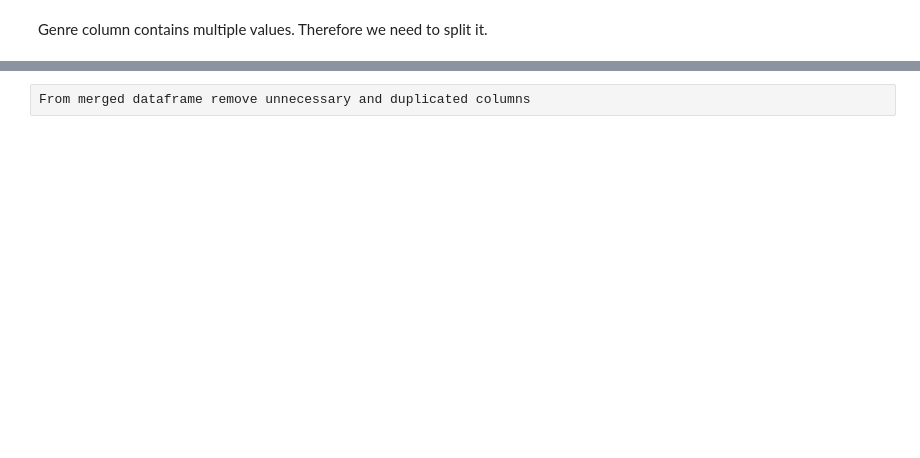
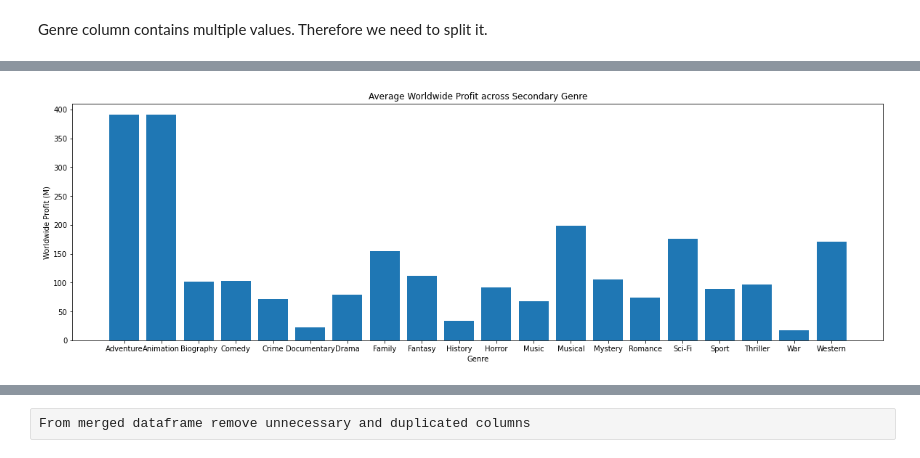
Before and after one commit to Jyve00/Microsoft_Movie_Project, a Jupyter notebook: Data Join Visualization.ipynb, the cells around one changed output, grey strips where cells are left out. Cells and saved outputs as stored; diff of their text form; code cells hidden in the pictures; blank space fills up the shorter version.

Commit message:
upload Pauls data

```diff
--- a/Data Join Visualization.ipynb
+++ b/Data Join Visualization.ipynb
@@ -14,5 +26,5 @@ Stephen.ipynb
 # %%
-bom = pd.read_csv('data/bom.movie_gross.csv')
+bom = pd.read_csv('bom.movie_gross.csv')
 # %%
 bom.info()
 # %% [output]
@@ -72,7 +84,3 @@ bom
 | 3342 | Reign of Judges: Title of Liberty... | Darin Southa | 93200.0 | 5200.0 | 2018 | 0.0984 |
 | 3353 | Antonio Lopez 1970: Sex Fashion &... | FM | 43200.0 | 30000.0 | 2018 | 0.0732 |
 2007 rows × 6 columns
-# %%
-bom = bom.drop('worldwide_gross(millons)', 1)
-bom = bom.drop('worldwide_gross(millons)', 1)
-bom
@@ -323,3 +578,6 @@ plt.savefig('Top Tertiary Genre.png')
+# %%
+pg2['worldwide_gross'] = pg2['worldwide_gross(millions)']
+pg2 = pg2.drop('worldwide_gross(millions)', 1)
 # %%
 # Find the average worldwide profit by genre
 # Group by the primary genre (genre 1 ) with average worldwide gross profit
@@ -342,19 +620,21 @@ plt.savefig('Profit Primary Genre.png')
 # %%
 # Create a figure and axis
 fig, ax = plt.subplots(figsize=(20,6))
 # Group by the secondary genre (genre 2 ) with average worldwide gross profit
-profit_genre2 = pg2.groupby(['genre 2']).worldwide_gross.mean()/(10**6)
+profit_genre2 = pg2.groupby(['genre 2']).worldwide_gross.mean()
 # Set x and y data
 x = profit_genre2.index
 y = profit_genre2.values
 # Create bar chart
 ax.bar(x, y)
 # Set title and labels
 ax.set_title('Average Worldwide Profit across Secondary Genre')
 ax.set_xlabel('Genre')
 ax.set_ylabel('Worldwide Profit (M)')
 # Save figure
 plt.savefig('Profit Secondary Genre.png')
+# %% [output]
+[figure, added]
 # %%
 # Create a figure and axis
 fig, ax = plt.subplots(figsize=(20,6))
```
Also changed, not shown: parts of 61 cells of this notebook.
